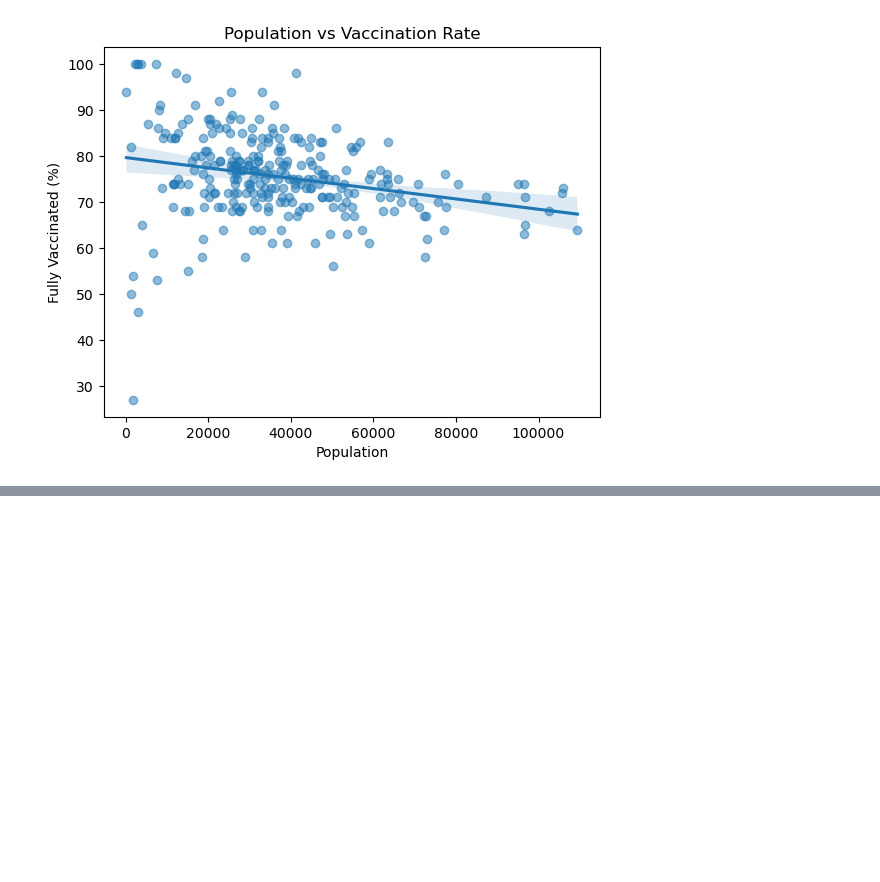
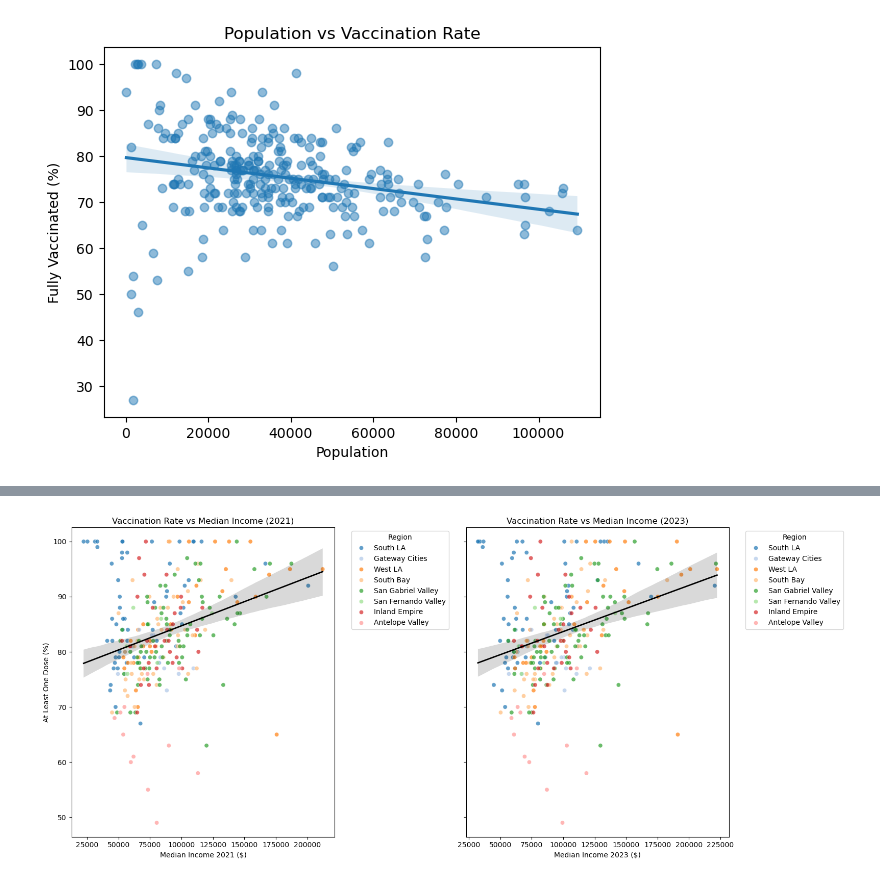
Before and after one commit to s-tran006/MGT-151R---Business-Analytics, a Jupyter notebook: MGT 151R (2).ipynb, the cells around one changed output, grey strips where cells are left out. Cells and saved outputs as stored; diff of their text form; code cells hidden in the pictures; blank space fills up the shorter version.

Commit message:
More EDA w/ Regions

```diff
--- a/MGT 151R (2).ipynb
+++ b/MGT 151R (2).ipynb
@@ -623,0 +642,7 @@ plt.show()
+# %%
+snapshot_with_income['zip'] = (
+    snapshot_with_income['zip']
+    .astype(str)
+    .str.strip()
+    .str.replace('.0','', regex=False)
+)
@@ -623,0 +752,4 @@ plt.show()
+# %%
+snapshot_with_income['region'] = snapshot_with_income['zip'].map(zip_to_region)
+# %%
+snapshot_with_income['zip'] = snapshot_with_income['zip'].astype(str)
@@ -623,0 +760,6 @@ plt.show()
+# %%
+snapshot_with_income['region'] = snapshot_with_income['zip'].map(zip_to_region)
+
+# Check for any still-missing ZIPs
+missing_zips = snapshot_with_income[snapshot_with_income['region'].isna()]['zip'].unique()
+print("Missing ZIPs:", missing_zips)
@@ -623,0 +784,74 @@ plt.show()
+# %%
+# --- 1. Convert median incomes to numeric ---
+snapshot_with_income['median_income_2021'] = pd.to_numeric(
+    snapshot_with_income['median_income_2021'].replace('[\$,]', '', regex=True),
+    errors='coerce'
+)
+snapshot_with_income['median_income_2023'] = pd.to_numeric(
+    snapshot_with_income['median_income_2023'].replace('[\$,]', '', regex=True),
+    errors='coerce'
+)
+
+# --- 2. Cap vaccination percentages at 100 ---
+snapshot_with_income['at_least_one_dose_percent'] = snapshot_with_income['at_least_one_dose_percent'].clip(upper=100)
+snapshot_with_income['fully_vaccinated_percent'] = snapshot_with_income['fully_vaccinated_percent'].clip(upper=100)
+
+# --- 3. Split datasets by year ---
+df_2021 = snapshot_with_income[['zip', 'at_least_one_dose_percent', 'region', 'median_income_2021']].dropna()
+df_2023 = snapshot_with_income[['zip', 'at_least_one_dose_percent', 'region', 'median_income_2023']].dropna()
+
+# --- 4. Create side-by-side scatter plots with regression lines ---
+fig, axes = plt.subplots(1, 2, figsize=(16, 7), sharey=True)
+
+# 2021 plot
+sns.scatterplot(
+    data=df_2021,
+    x='median_income_2021',
+    y='at_least_one_dose_percent',
+    hue='region',
+    palette='tab20',
+    ax=axes[0],
+    alpha=0.7
+)
+sns.regplot(
+    data=df_2021,
+    x='median_income_2021',
+    y='at_least_one_dose_percent',
+    scatter=False,
+    ax=axes[0],
+    color='black',
+    line_kws={'linewidth':2}
+)
+axes[0].set_title('Vaccination Rate vs Median Income (2021)')
+axes[0].set_xlabel('Median Income 2021 ($)')
+axes[0].set_ylabel('At Least One Dose (%)')
+axes[0].legend(title='Region', bbox_to_anchor=(1.05, 1), loc='upper left')
+
+# 2023 plot
+sns.scatterplot(
+    data=df_2023,
+    x='median_income_2023',
+    y='at_least_one_dose_percent',
+    hue='region',
+    palette='tab20',
+    ax=axes[1],
+    alpha=0.7
+)
+sns.regplot(
+    data=df_2023,
+    x='median_income_2023',
+    y='at_least_one_dose_percent',
+    scatter=False,
+    ax=axes[1],
+    color='black',
+    line_kws={'linewidth':2}
+)
+axes[1].set_title('Vaccination Rate vs Median Income (2023)')
+axes[1].set_xlabel('Median Income 2023 ($)')
+axes[1].set_ylabel('')  # hide ylabel to avoid duplication
+axes[1].legend(title='Region', bbox_to_anchor=(1.05, 1), loc='upper left')
+
+plt.tight_layout()
+plt.show()
+# %% [output]
+[figure, added]
```
Also changed, not shown: parts of 15 cells of this notebook.
